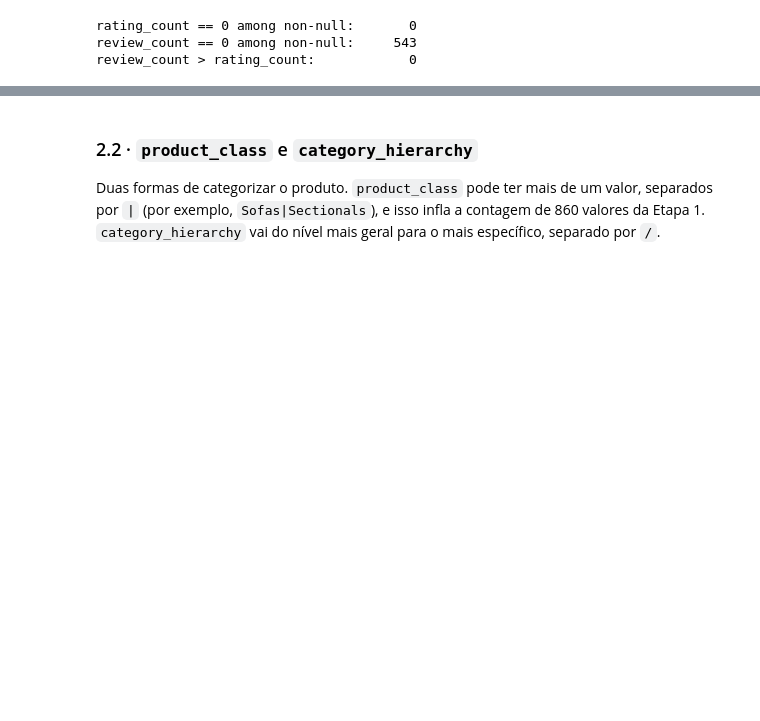
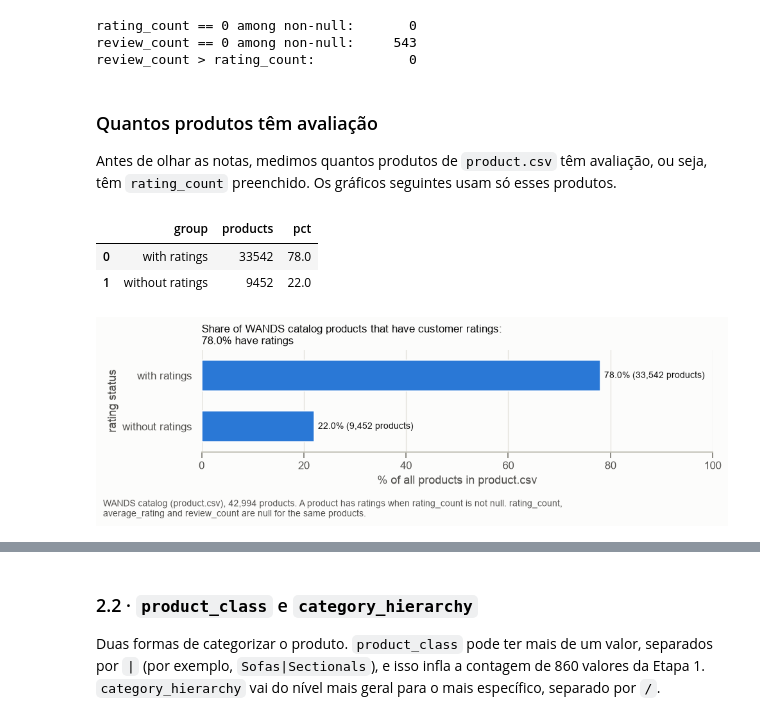
Before and after one commit to lubepe/ml_challenge, a Jupyter notebook: notebooks/01_eda.ipynb, the cells around one changed output, grey strips where cells are left out. Saved outputs shown, nothing was run; the diff lists cells and outputs as text; code cells hidden in the pictures; blank space fills up the shorter version.

```diff
--- a/notebooks/01_eda.ipynb
+++ b/notebooks/01_eda.ipynb
@@ -279,3 +406,34 @@ average_rating values:
 rating_count == 0 among non-null:       0
 review_count == 0 among non-null:     543
 review_count > rating_count:            0
+# %% [markdown]
+### Quantos produtos têm avaliação
+
+Antes de olhar as notas, medimos quantos produtos de `product.csv` têm avaliação, ou seja, têm `rating_count` preenchido. Os gráficos seguintes usam só esses produtos.
+# %%
+has_ratings = products["rating_count"].notna()
+rating_coverage = pd.DataFrame({
+    "group": ["with ratings", "without ratings"],
+    "products": [has_ratings.sum(), (~has_ratings).sum()],
+})
+rating_coverage["pct"] = (rating_coverage["products"] / len(products) * 100).round(1)
+display(rating_coverage)
+
+fig, ax = plt.subplots(figsize=(9, 2.6))
+sns.barplot(data=rating_coverage, y="group", x="pct", color=plots.SERIES_1, saturation=1, width=0.6, ax=ax)
+ax.bar_label(ax.containers[0], padding=4, color=plots.PRIMARY_INK, fontsize=9,
+             labels=[f"{row.pct:.1f}% ({row.products:,} products)" for row in rating_coverage.itertuples()])
+ax.grid(axis="y", visible=False)
+ax.set_xlim(0, 100)
+ax.set_title(f"Share of WANDS catalog products that have customer ratings:\n{rating_coverage['pct'].iloc[0]:.1f}% have ratings")
+ax.set_xlabel("% of all products in product.csv")
+ax.set_ylabel("rating status")
+fig.tight_layout()
+plots.add_caption(fig, f"WANDS catalog (product.csv), {len(products):,} products. A product has ratings when rating_count "
+                       "is not null. rating_count, average_rating and review_count are null for the same products.", width=115)
+plt.show()
+# %% [output]
+|  | group | products | pct |
+| 0 | with ratings | 33542 | 78.0 |
+| 1 | without ratings | 9452 | 22.0 |
+[figure, added]
```
Also changed, not shown: parts of 59 cells of this notebook, 9 other files.
